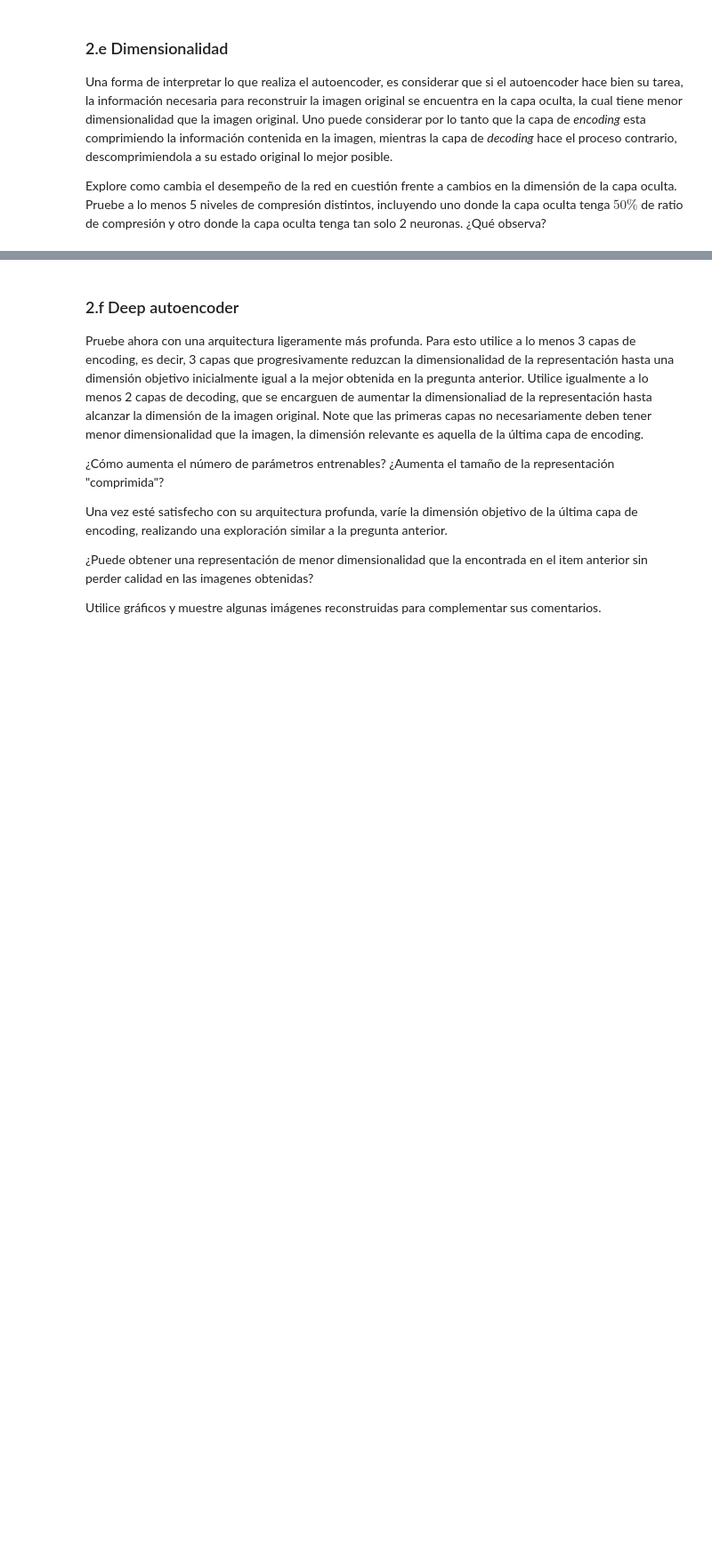
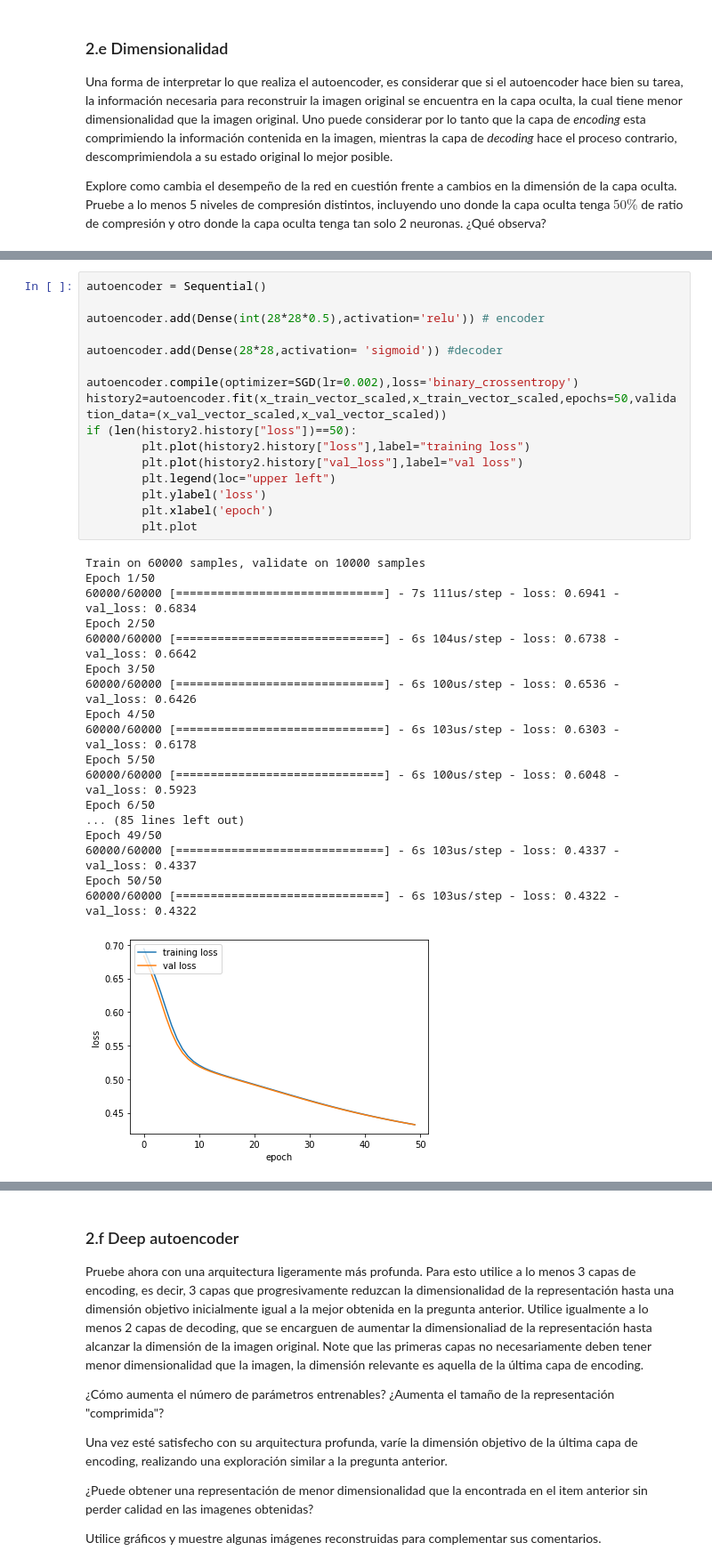
Before and after one commit to gekkoseba/Redes-neuronales, a Jupyter notebook: Tareas/Enunciado Tarea 2.ipynb, the cells around one changed output, grey strips where cells are left out. Shown at 89% size. Cells and saved outputs as stored; diff of their text form; blank space fills up the shorter version.

```diff
--- a/Tareas/Enunciado Tarea 2.ipynb
+++ b/Tareas/Enunciado Tarea 2.ipynb
@@ -884,0 +998,35 @@ Explore como cambia el desempeño de la red en cuestión frente a cambios en la
+# %%
+autoencoder = Sequential()
+
+autoencoder.add(Dense(int(28*28*0.5),activation='relu')) # encoder
+
+autoencoder.add(Dense(28*28,activation= 'sigmoid')) #decoder
+
+autoencoder.compile(optimizer=SGD(lr=0.002),loss='binary_crossentropy')
+history2=autoencoder.fit(x_train_vector_scaled,x_train_vector_scaled,epochs=50,validation_data=(x_val_vector_scaled,x_val_vector_scaled))
+if (len(history2.history["loss"])==50):
+        plt.plot(history2.history["loss"],label="training loss")
+        plt.plot(history2.history["val_loss"],label="val loss")
+        plt.legend(loc="upper left")
+        plt.ylabel('loss')
+        plt.xlabel('epoch')
+        plt.plot
+# %% [output]
+Train on 60000 samples, validate on 10000 samples
+Epoch 1/50
+60000/60000 [==============================] - 7s 111us/step - loss: 0.6941 - val_loss: 0.6834
+Epoch 2/50
+60000/60000 [==============================] - 6s 104us/step - loss: 0.6738 - val_loss: 0.6642
+Epoch 3/50
+60000/60000 [==============================] - 6s 100us/step - loss: 0.6536 - val_loss: 0.6426
+Epoch 4/50
+60000/60000 [==============================] - 6s 103us/step - loss: 0.6303 - val_loss: 0.6178
+Epoch 5/50
+60000/60000 [==============================] - 6s 100us/step - loss: 0.6048 - val_loss: 0.5923
+Epoch 6/50
+... (85 lines left out)
+Epoch 49/50
+60000/60000 [==============================] - 6s 103us/step - loss: 0.4337 - val_loss: 0.4337
+Epoch 50/50
+60000/60000 [==============================] - 6s 103us/step - loss: 0.4322 - val_loss: 0.4322
+[figure, added]
```
Also changed, not shown: parts of 16 cells of this notebook, 1 other file.
